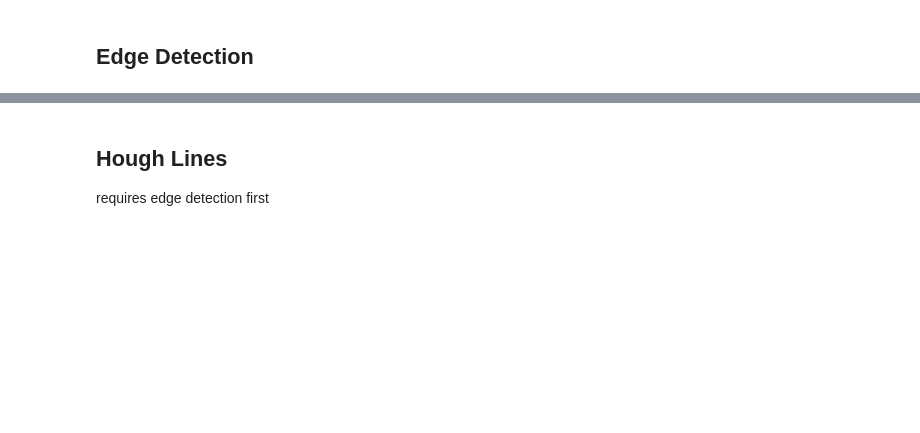
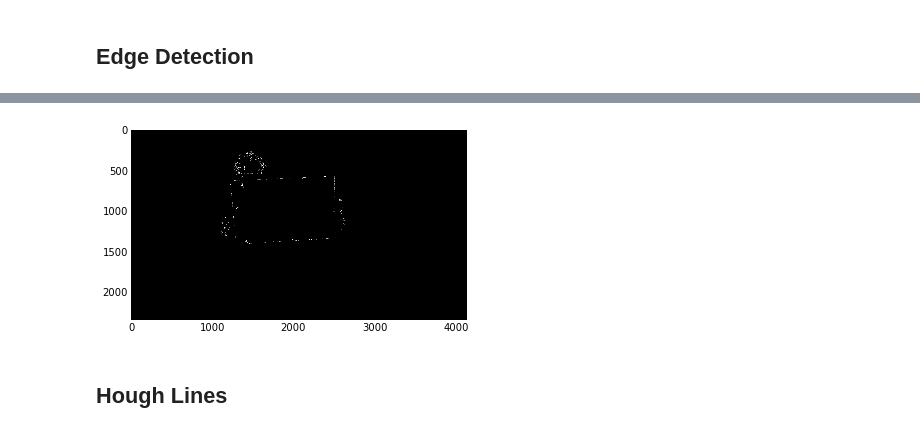
Before and after one commit to pearsonlab/cv-testing, a Jupyter notebook: find-screen.ipynb, the cells around one changed output, grey strips where cells are left out. Saved outputs shown, nothing was run; the diff lists cells and outputs as text; code cells hidden in the pictures; blank space fills up the shorter version.

```diff
--- a/find-screen.ipynb
+++ b/find-screen.ipynb
@@ -41,4 +44,7 @@ plt.imshow(edge_img);
+# %%
+plt.imshow(edges, cmap='gray', clim=(0,255));
+# %% [output]
+[figure, added]
 # %% [markdown]
 ## Hough Lines
-requires edge detection first
 # %%
```
Also changed, not shown: parts of 22 cells of this notebook.
